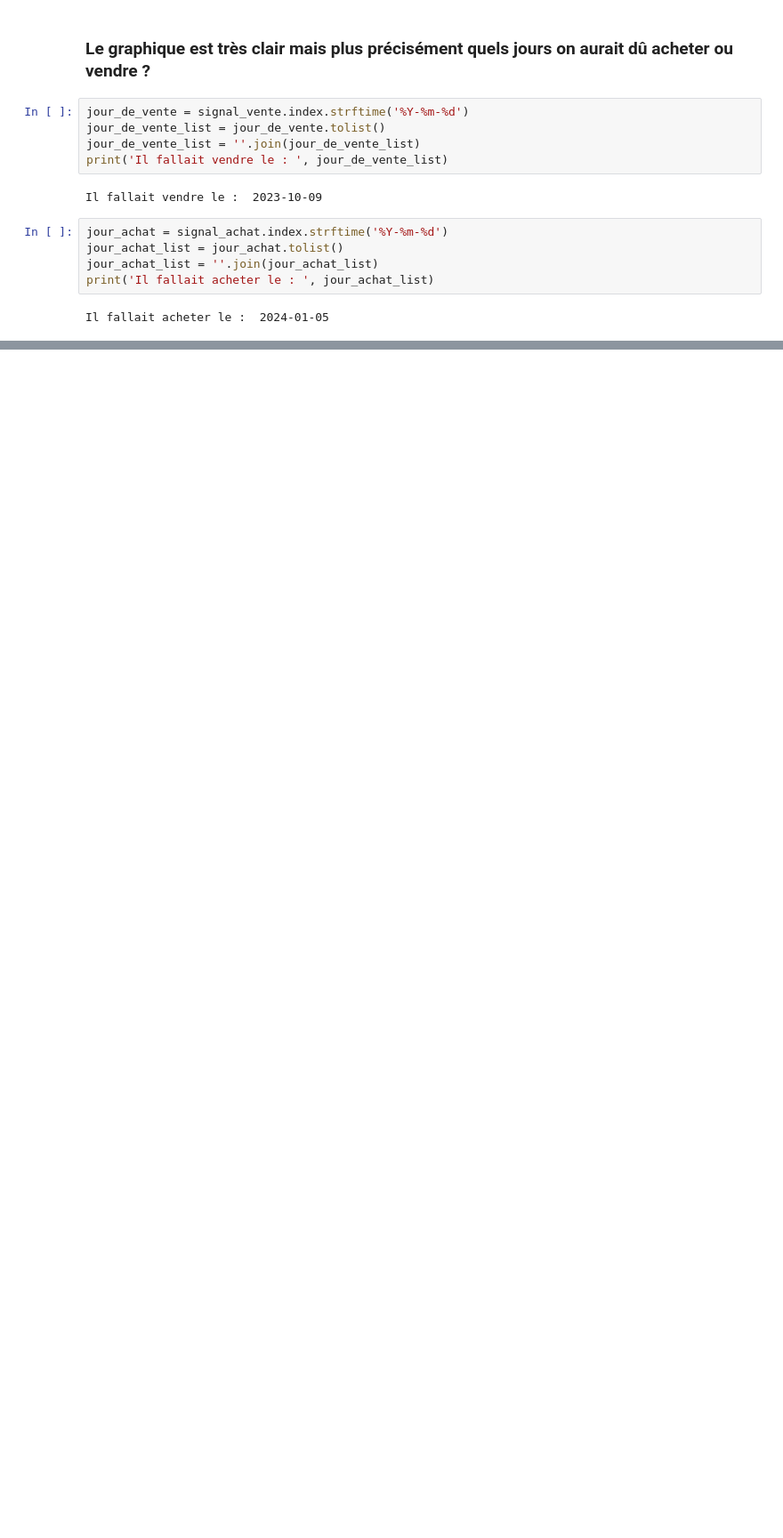
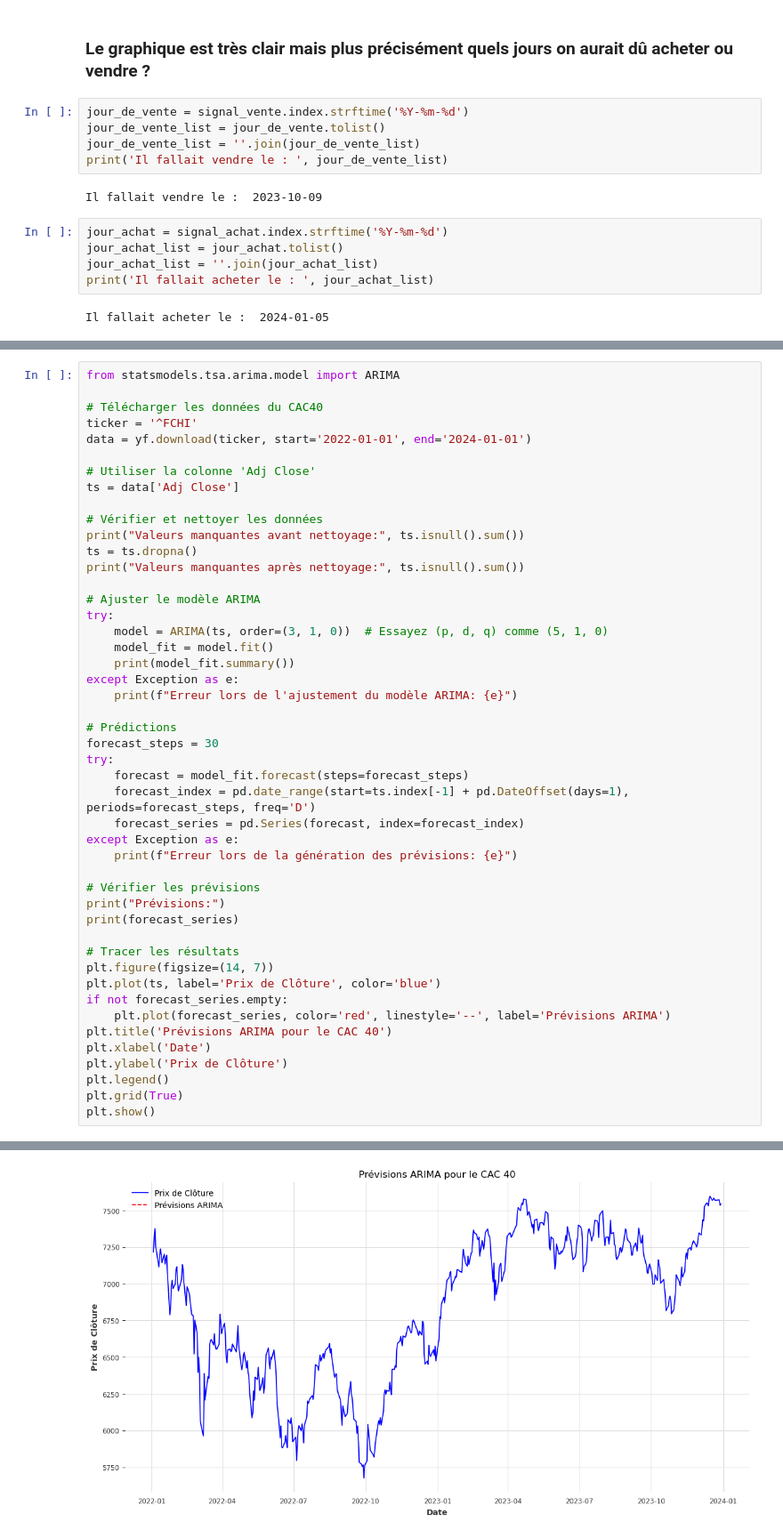
Before and after one commit to viennetcesar/trading_code, a Jupyter notebook: anticipations_CAC40.ipynb, the cells around one changed output, grey strips where cells are left out. Shown at 89% size. Saved outputs shown, nothing was run; the diff lists cells and outputs as text; blank space fills up the shorter version.

```diff
--- a/anticipations_CAC40.ipynb
+++ b/anticipations_CAC40.ipynb
@@ -497,0 +500,48 @@ Il fallait acheter le :  2024-01-05
+# %%
+from statsmodels.tsa.arima.model import ARIMA
+
+# Télécharger les données du CAC40
+ticker = '^FCHI'
+data = yf.download(ticker, start='2022-01-01', end='2024-01-01')
+
+# Utiliser la colonne 'Adj Close'
+ts = data['Adj Close']
+
+# Vérifier et nettoyer les données
+print("Valeurs manquantes avant nettoyage:", ts.isnull().sum())
+ts = ts.dropna()
+print("Valeurs manquantes après nettoyage:", ts.isnull().sum())
+
+# Ajuster le modèle ARIMA
+try:
+    model = ARIMA(ts, order=(3, 1, 0))  # Essayez (p, d, q) comme (5, 1, 0)
+    model_fit = model.fit()
+    print(model_fit.summary())
+except Exception as e:
+    print(f"Erreur lors de l'ajustement du modèle ARIMA: {e}")
+
+# Prédictions
+forecast_steps = 30
+try:
+    forecast = model_fit.forecast(steps=forecast_steps)
+    forecast_index = pd.date_range(start=ts.index[-1] + pd.DateOffset(days=1), periods=forecast_steps, freq='D')
+    forecast_series = pd.Series(forecast, index=forecast_index)
+except Exception as e:
+    print(f"Erreur lors de la génération des prévisions: {e}")
+
+# Vérifier les prévisions
+print("Prévisions:")
+print(forecast_series)
+
+# Tracer les résultats
+plt.figure(figsize=(14, 7))
+plt.plot(ts, label='Prix de Clôture', color='blue')
+if not forecast_series.empty:
+    plt.plot(forecast_series, color='red', linestyle='--', label='Prévisions ARIMA')
+plt.title('Prévisions ARIMA pour le CAC 40')
+plt.xlabel('Date')
+plt.ylabel('Prix de Clôture')
+plt.legend()
+plt.grid(True)
+plt.show()
+# %% [output]
@@ -497,0 +568 @@ Il fallait acheter le :  2024-01-05
+[figure, added]
```
Also changed, not shown: parts of 7 cells of this notebook.
